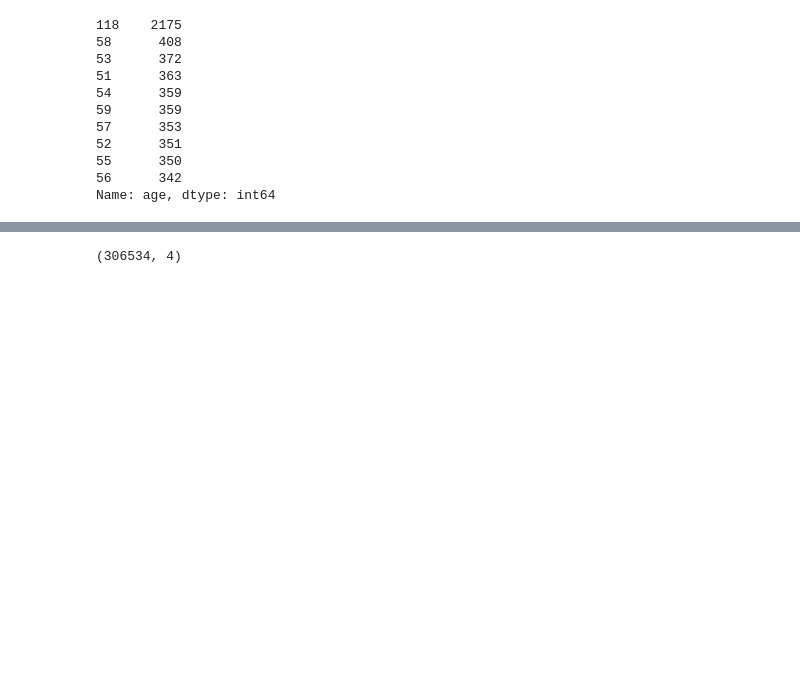
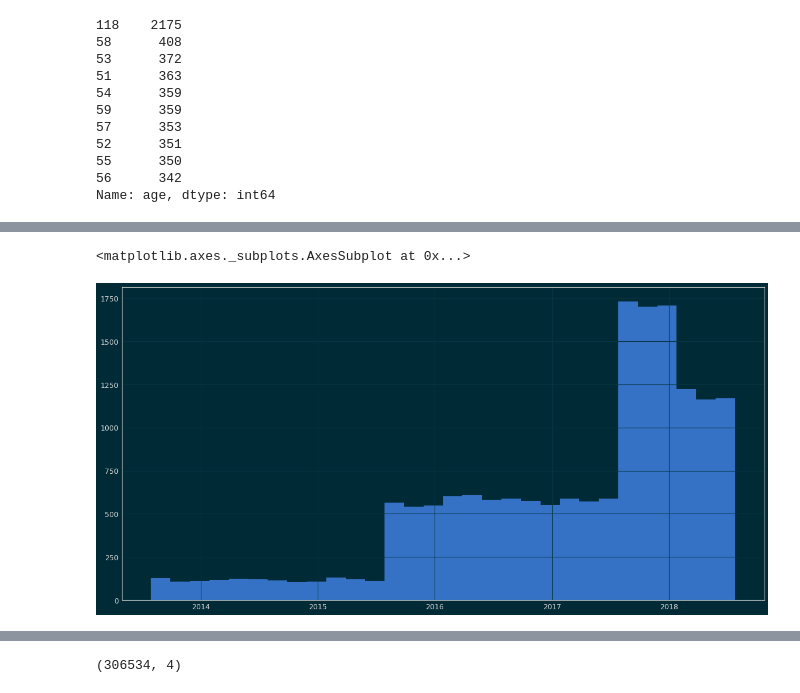
Before and after one commit to mtasende/starbucks-advertising, a Jupyter notebook: notebooks/Starbucks_Capstone_notebook.ipynb, the cells around one changed output, grey strips where cells are left out. Saved outputs shown, nothing was run; the diff lists cells and outputs as text; code cells hidden in the pictures; blank space fills up the shorter version.

```diff
--- a/notebooks/Starbucks_Capstone_notebook.ipynb
+++ b/notebooks/Starbucks_Capstone_notebook.ipynb
@@ -154,0 +319,5 @@ Clearly, 118 is the number to represent NaN. It's very likely that there are 217
+# %%
+profile.became_member_on.hist(bins=30)
+# %% [output]
+<matplotlib.axes._subplots.AxesSubplot at 0x...>
+[figure, added]
```
Also changed, not shown: parts of 74 cells of this notebook, 1 other file.
